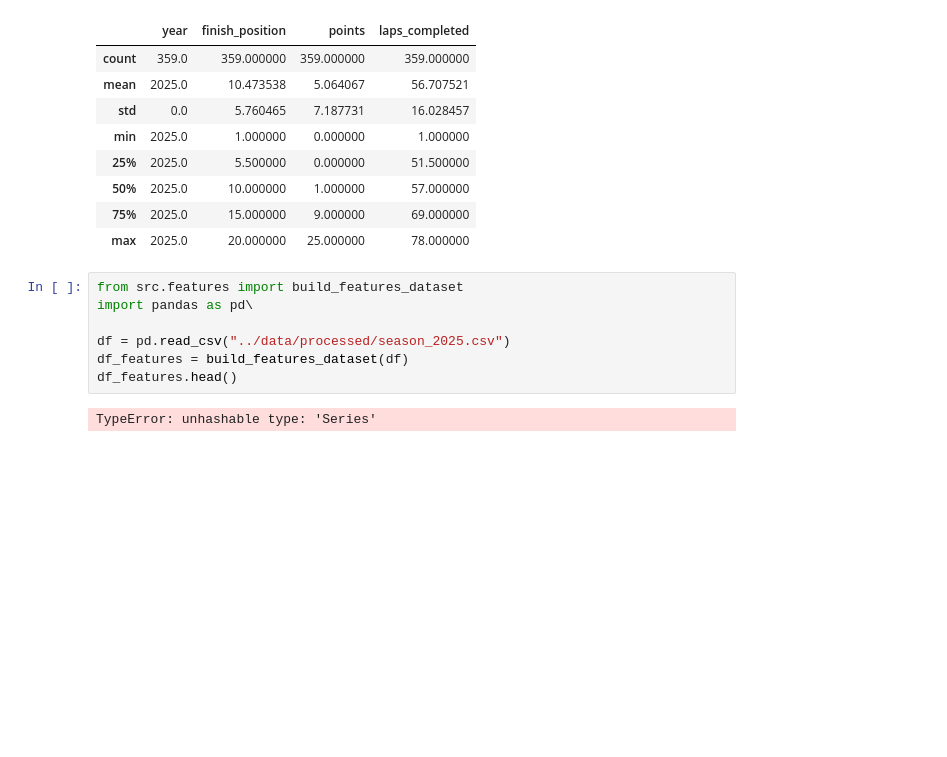
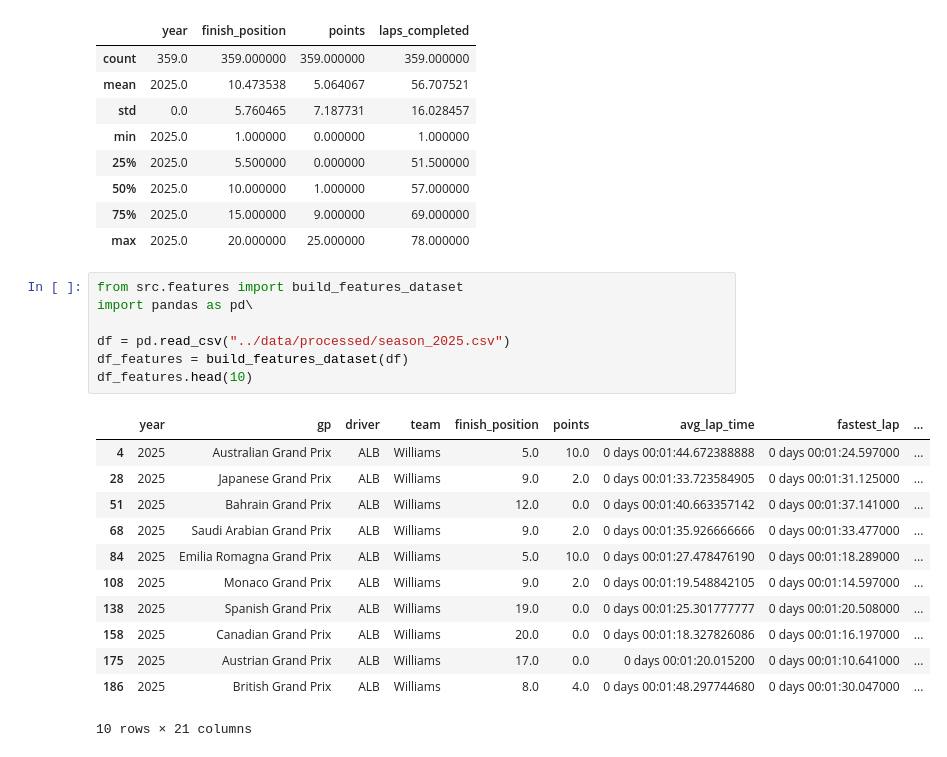
Before and after one commit to Jeanjx16Z/f1-championship-predictor, a Jupyter notebook: notebooks/01_data_exploration.ipynb, the cells around one changed output. Drawn from its saved outputs; the diff is of its cells as text; blank space fills up the shorter version.

```diff
--- a/notebooks/01_data_exploration.ipynb
+++ b/notebooks/01_data_exploration.ipynb
@@ -101,9 +102,20 @@ df.describe()
 # %%
 from src.features import build_features_dataset
 import pandas as pd\
 
 df = pd.read_csv("../data/processed/season_2025.csv")
 df_features = build_features_dataset(df)
-df_features.head()
+df_features.head(10)
 # %% [output]
+|  | year | gp | driver | team | finish_position | points | avg_lap_time | fastest_lap | ... |
+| 4 | 2025 | Australian Grand Prix | ALB | Williams | 5.0 | 10.0 | 0 days 00:01:44.672388888 | 0 days 00:01:24.597000 | ... |
+| 28 | 2025 | Japanese Grand Prix | ALB | Williams | 9.0 | 2.0 | 0 days 00:01:33.723584905 | 0 days 00:01:31.125000 | ... |
+| 51 | 2025 | Bahrain Grand Prix | ALB | Williams | 12.0 | 0.0 | 0 days 00:01:40.663357142 | 0 days 00:01:37.141000 | ... |
+| 68 | 2025 | Saudi Arabian Grand Prix | ALB | Williams | 9.0 | 2.0 | 0 days 00:01:35.926666666 | 0 days 00:01:33.477000 | ... |
+| 84 | 2025 | Emilia Romagna Grand Prix | ALB | Williams | 5.0 | 10.0 | 0 days 00:01:27.478476190 | 0 days 00:01:18.289000 | ... |
+| 108 | 2025 | Monaco Grand Prix | ALB | Williams | 9.0 | 2.0 | 0 days 00:01:19.548842105 | 0 days 00:01:14.597000 | ... |
+| 138 | 2025 | Spanish Grand Prix | ALB | Williams | 19.0 | 0.0 | 0 days 00:01:25.301777777 | 0 days 00:01:20.508000 | ... |
+| 158 | 2025 | Canadian Grand Prix | ALB | Williams | 20.0 | 0.0 | 0 days 00:01:18.327826086 | 0 days 00:01:16.197000 | ... |
+| 175 | 2025 | Austrian Grand Prix | ALB | Williams | 17.0 | 0.0 | 0 days 00:01:20.015200 | 0 days 00:01:10.641000 | ... |
+| 186 | 2025 | British Grand Prix | ALB | Williams | 8.0 | 4.0 | 0 days 00:01:48.297744680 | 0 days 00:01:30.047000 | ... |
-TypeError: unhashable type: 'Series'
+10 rows × 21 columns
```
Also changed, not shown: parts of 4 cells of this notebook.
